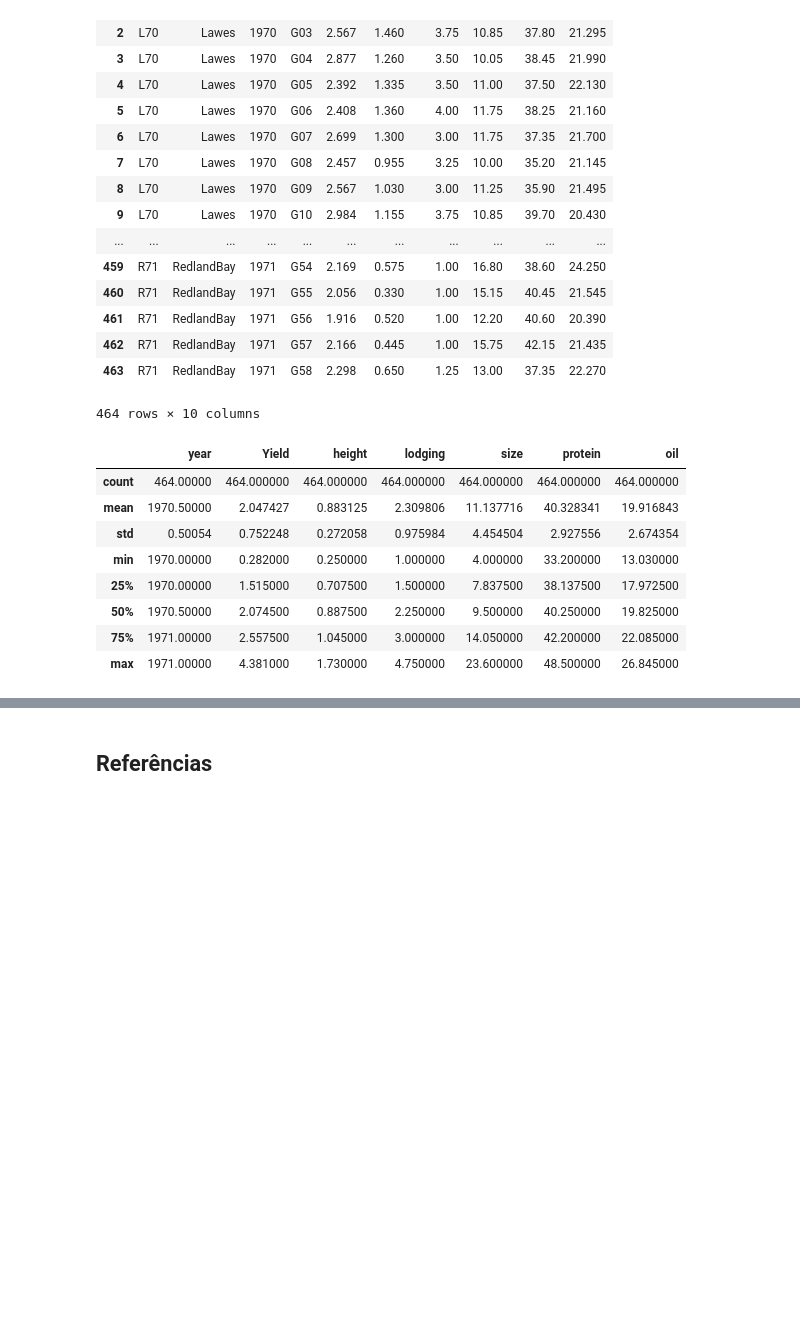
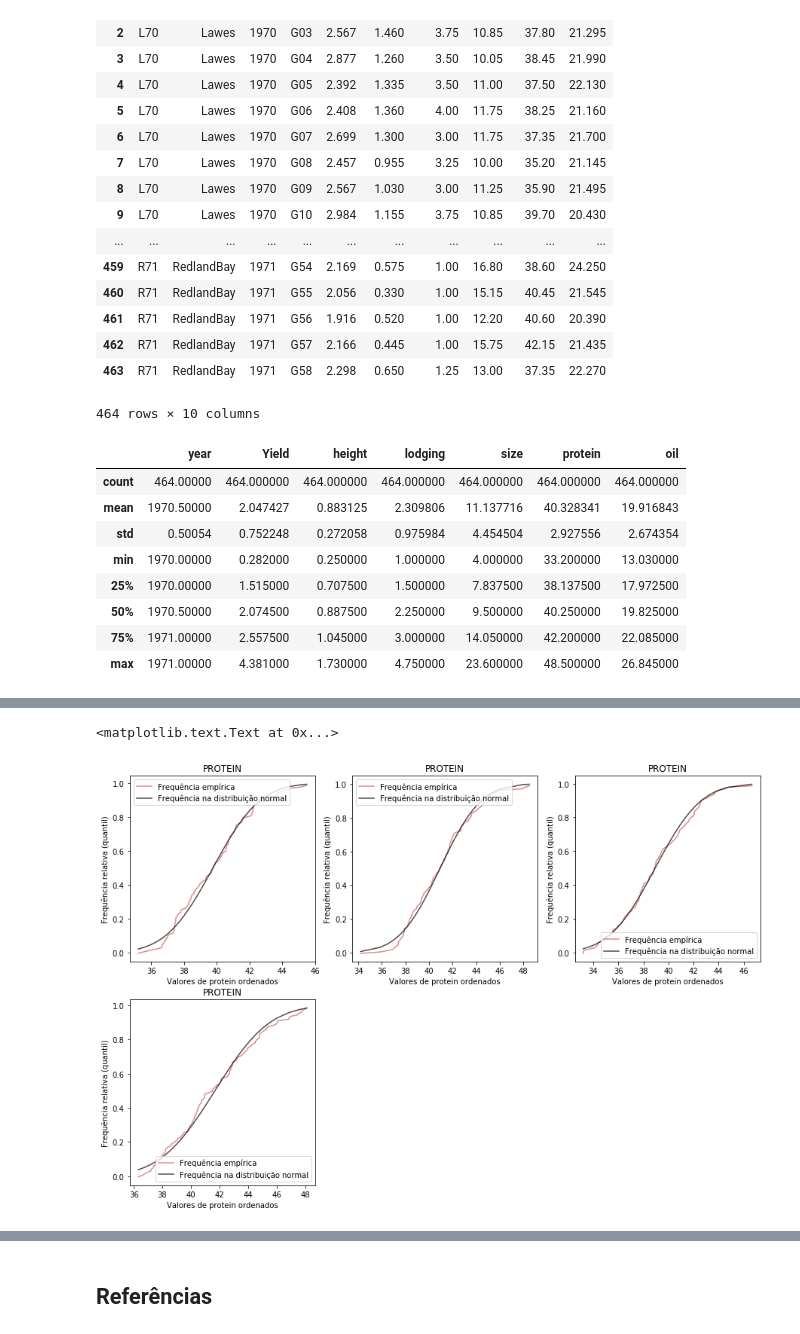
Before and after one commit to chends888/CD1S17, a Jupyter notebook: Projeto 4/EntregaFinal.ipynb, the cells around one changed output, grey strips where cells are left out. Cells and saved outputs as stored; diff of their text form; code cells hidden in the pictures; blank space fills up the shorter version.

```diff
--- a/Projeto 4/EntregaFinal.ipynb
+++ b/Projeto 4/EntregaFinal.ipynb
@@ -269,0 +172,78 @@ normal3('Yield', -1, 5)
+# %%
+plt.figure(figsize=(15,10))
+dlawes.protein = sorted(dlawes.protein)
+
+freqrelat = []
+for i in range(len(dlawes)):
+    freqrelat.append ((i-0.5)/len(dlawes))
+
+freqnormaloil = []
+for i in dlawes.protein:
+    freqnormaloil.append(stats.norm.cdf (i, loc = dlawes['protein'].mean(), scale = dlawes['protein'].std()))
+
+plt.subplot(2,3,1)
+plt.plot (dlawes['protein'], freqrelat, lw = 1.5, color = 'IndianRed', alpha = 0.7, label = 'Frequência empírica')
+plt.plot (dlawes['protein'], freqnormaloil, lw = 1.5, color = 'Black', alpha = 0.7, label = 'Frequência na distribuição normal')
+
+pyplot.legend (loc = 'best')
+plt.ylabel ('Frequência relativa (quantil)')
+plt.xlabel ('Valores de protein ordenados')
+plt.title ('PROTEIN')
+
+dbrooksted.protein = sorted(dbrooksted.protein)
+
+freqrelat = []
+for i in range(len(dbrooksted)):
+    freqrelat.append ((i-0.5)/len(dbrooksted))
+
+freqnormaloil = []
+for i in dbrooksted.protein:
+    freqnormaloil.append(stats.norm.cdf (i, loc = dbrooksted['protein'].mean(), scale = dbrooksted['protein'].std()))
+
+plt.subplot(2,3,2)
+plt.plot (dbrooksted['protein'], freqrelat, lw = 1.5, color = 'IndianRed', alpha = 0.7, label = 'Frequência empírica')
+plt.plot (dbrooksted['protein'], freqnormaloil, lw = 1.5, color = 'Black', alpha = 0.7, label = 'Frequência na distribuição normal')
+
+pyplot.legend (loc = 'best')
+plt.ylabel ('Frequência relativa (quantil)')
+plt.xlabel ('Valores de protein ordenados')
+plt.title ('PROTEIN')
+
+dnambour.protein = sorted(dnambour.protein)
+
+freqrelat = []
+for i in range(len(dnambour)):
+    freqrelat.append ((i-0.5)/len(dnambour))
+
+freqnormaloil = []
+for i in dnambour.protein:
+    freqnormaloil.append(stats.norm.cdf (i, loc = dnambour['protein'].mean(), scale = dnambour['protein'].std()))
+
+plt.subplot(2,3,3)
+plt.plot (dnambour['protein'], freqrelat, lw = 1.5, color = 'IndianRed', alpha = 0.7, label = 'Frequência empírica')
+plt.plot (dnambour['protein'], freqnormaloil, lw = 1.5, color = 'Black', alpha = 0.7, label = 'Frequência na distribuição normal')
+
+pyplot.legend (loc = 'best')
+plt.ylabel ('Frequência relativa (quantil)')
+plt.xlabel ('Valores de protein ordenados')
+plt.title ('PROTEIN')
+
+dredlandbay.protein = sorted(dredlandbay.protein)
+
+freqrelat = []
+for i in range(len(dredlandbay)):
+    freqrelat.append ((i-0.5)/len(dredlandbay))
+
+freqnormaloil = []
+for i in dredlandbay.protein:
+    freqnormaloil.append(stats.norm.cdf (i, loc = dredlandbay['protein'].mean(), scale = dredlandbay['protein'].std()))
+
+plt.subplot(2,3,4)
+plt.plot (dredlandbay['protein'], freqrelat, lw = 1.5, color = 'IndianRed', alpha = 0.7, label = 'Frequência empírica')
+plt.plot (dredlandbay['protein'], freqnormaloil, lw = 1.5, color = 'Black', alpha = 0.7, label = 'Frequência na distribuição normal')
+
+pyplot.legend (loc = 'best')
+plt.ylabel ('Frequência relativa (quantil)')
+plt.xlabel ('Valores de protein ordenados')
+plt.title ('PROTEIN')
+# %% [output]
@@ -269,0 +255,2 @@ normal3('Yield', -1, 5)
+<matplotlib.text.Text at 0x...>
+[figure, added]
```
Also changed, not shown: parts of 30 cells of this notebook, 1 other file.
